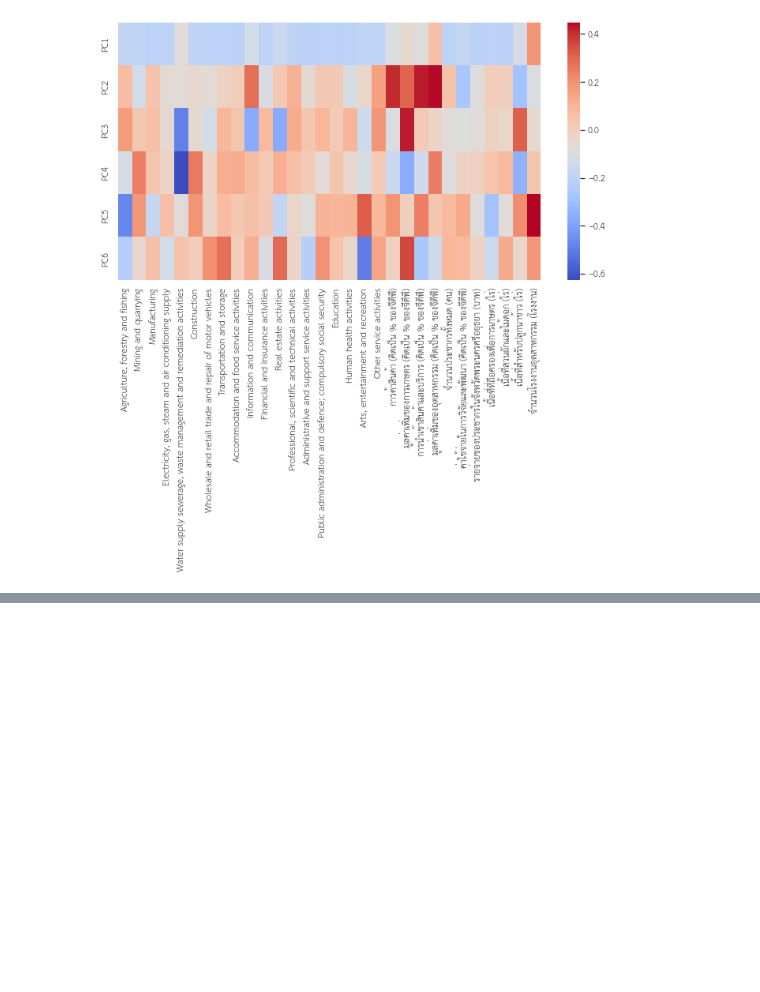
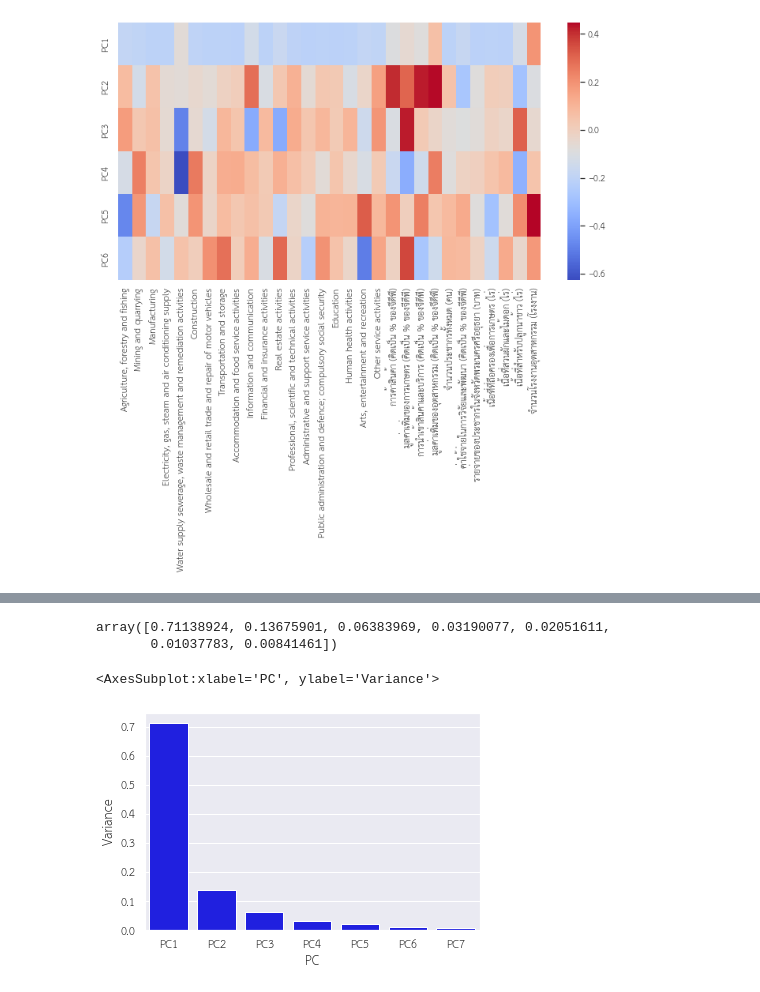
Before and after one commit to pant411/final_stat_pant, a Jupyter notebook: part1_dimen_ayth.ipynb, the cells around one changed output, grey strips where cells are left out. Cells and saved outputs as stored; diff of their text form; code cells hidden in the pictures; blank space fills up the shorter version.

```diff
--- a/part1_dimen_ayth.ipynb
+++ b/part1_dimen_ayth.ipynb
@@ -757,0 +769,4 @@ sns.heatmap(temp_df3,cmap='coolwarm')
+# %%
+num_components=7
+pca7 = PCA(n_components=num_components)
+pca7.fit(sk_scaled_X_train)
@@ -757,0 +800,12 @@ sns.heatmap(temp_df3,cmap='coolwarm')
+# %%
+pca7.explained_variance_ratio_
+# %% [output]
+array([0.71138924, 0.13675901, 0.06383969, 0.03190077, 0.02051611,
+       0.01037783, 0.00841461])
+# %%
+temp_df = pd.DataFrame({'Variance':pca7.explained_variance_ratio_,
+                        'PC':['PC1','PC2','PC3','PC4','PC5','PC6','PC7']})
+sns.barplot(x='PC',y="Variance", data=temp_df, color="blue")
+# %% [output]
+<AxesSubplot:xlabel='PC', ylabel='Variance'>
+[figure, added]
```
Also changed, not shown: parts of 29 cells of this notebook, 17 other files.
